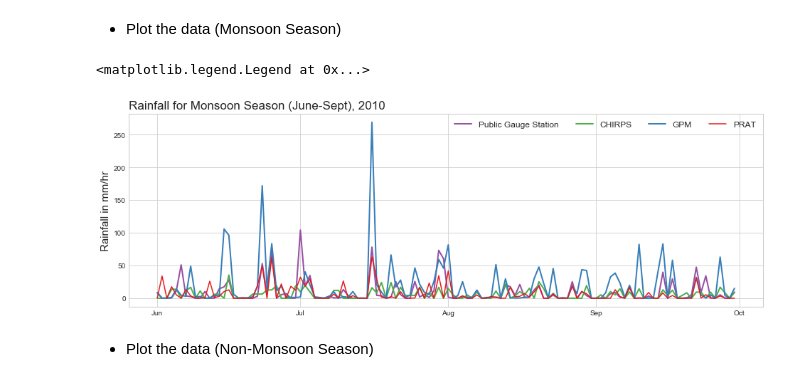
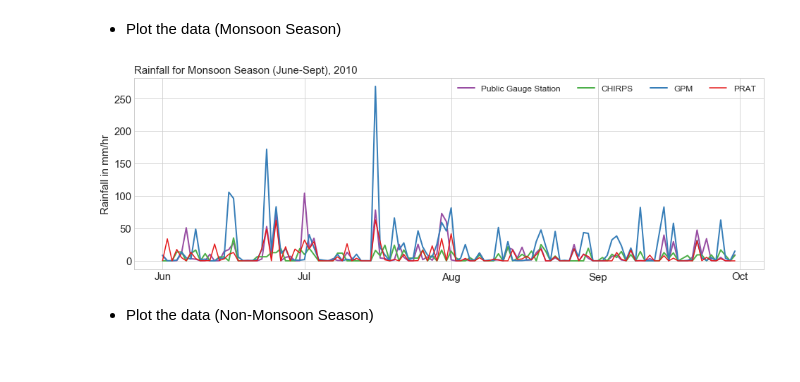
Before and after one commit to dsaharia/PRAT-Rainfall, a Jupyter notebook: imager-rainfall/01_Singapore_prat.ipynb, the cells around one changed output. Cells and saved outputs as stored; diff of their text form; code cells hidden in the pictures.

```diff
--- a/imager-rainfall/01_Singapore_prat.ipynb
+++ b/imager-rainfall/01_Singapore_prat.ipynb
@@ -188,20 +188,22 @@ full_prat = prat_sampled_df
 # %%
 plt.plot(monsoon_gauge['rainfall_rate'], linewidth=2, label='Public Gauge Station', c='#984ea3')
 plt.plot(monsoon_chirps['time'], monsoon_chirps['precip'], label='CHIRPS', linewidth=2, c='#4daf4a')
 plt.plot(monsoon_gpm['time'], monsoon_gpm['precipitationCal'], linewidth=2, label="GPM", c='#377eb8')
 plt.plot(monsoon_prat['rainfall_rate'], label='PRAT', c='#e41a1c')
-plt.title('Rainfall for Monsoon Season (June-Sept), 2010', loc='left', fontsize=17)
+plt.title('Rainfall for Monsoon Season (June-Sept), 2010', loc='left', fontsize=15)
 plt.ylabel("Rainfall in mm/hr", fontsize=15)
 ax = plt.gca()
 locator = mdates.MonthLocator()
 month_fmt = mdates.DateFormatter('%b')
 ax.xaxis.set_major_locator(locator)
 ax.xaxis.set_major_formatter(month_fmt)
+ax.xaxis.label.set_size(50)
 plt.legend(loc='upper right', ncol=4, prop={'size': 12}, fontsize=16)
+plt.xticks(fontsize=15)
+plt.yticks(fontsize=15)
 # plt.savefig('Figures/monsoon_full.pdf')
 # %% [output]
-<matplotlib.legend.Legend at 0x...>
-[figure, old version]
+[figure, new version]
 # %% [markdown]
 - Plot the data (Non-Monsoon Season)
 # %%
```
Also changed, not shown: parts of 3 cells of this notebook.
